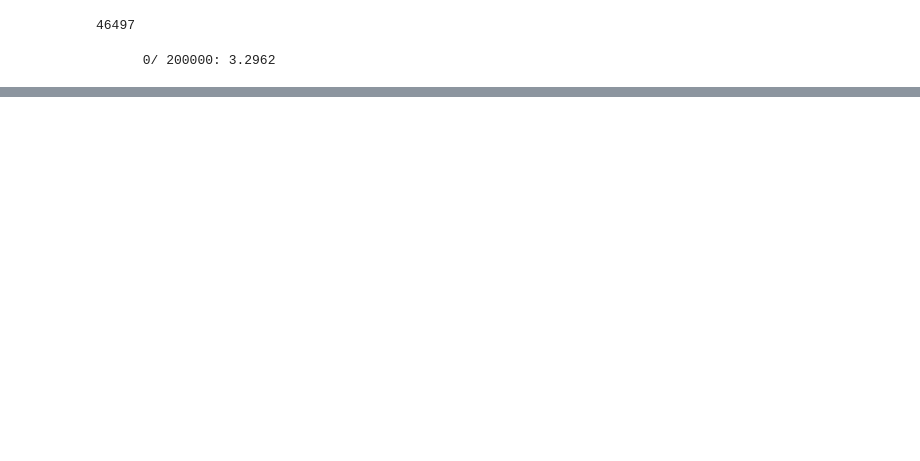
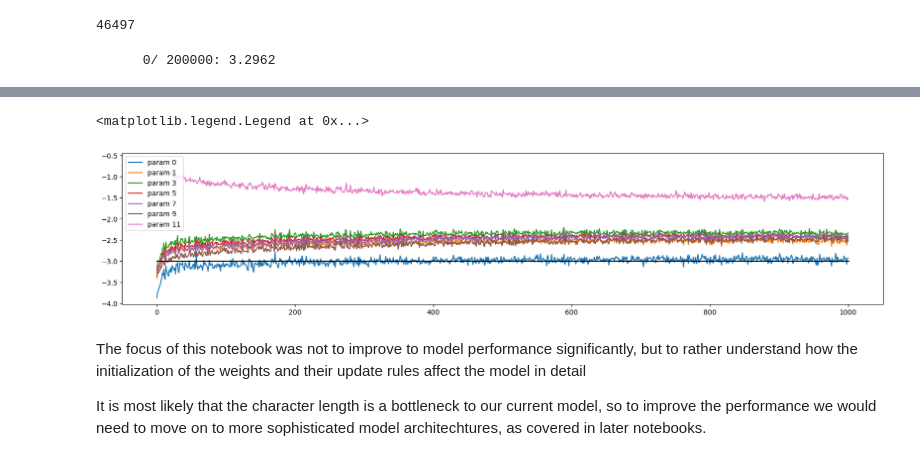
Before and after one commit to hrdkbhatnagar/neural-networks-deep-dive, a Jupyter notebook: makemore/makemore-mlp.ipynb, the cells around one changed output, grey strips where cells are left out. Saved outputs shown, nothing was run; the diff lists cells and outputs as text; code cells hidden in the pictures; blank space fills up the shorter version.

```diff
--- a/makemore/makemore-mlp.ipynb
+++ b/makemore/makemore-mlp.ipynb
@@ -647,0 +715,19 @@ Text(0.5, 1.0, 'Distribution of the gradients')
+# %%
+plt.figure(figsize = (20,4))
+legends = []
+
+for i,p in enumerate(parameters):
+    if p.ndim == 2: # Skipping the biases, and the gammas and betas of the batch norm
+        plt.plot([ud[j][i] for j in range(len(ud))])
+        legends.append(f"param {i}")
+
+plt.plot([0, len(ud)], [-3,-3], 'k') # the update ratio should be roughly 1e-3
+
+plt.legend(legends)
+# %% [output]
+<matplotlib.legend.Legend at 0x...>
+[figure, added]
+# %% [markdown]
+The focus of this notebook was not to improve to model performance significantly, but to rather understand how the initialization of the weights and their update rules affect the model in detail
+
+It is most likely that the character length is a bottleneck to our current model, so to improve the performance we would need to move on to more sophisticated model architechtures, as covered in later notebooks.
```
Also changed, not shown: parts of 18 cells of this notebook.
